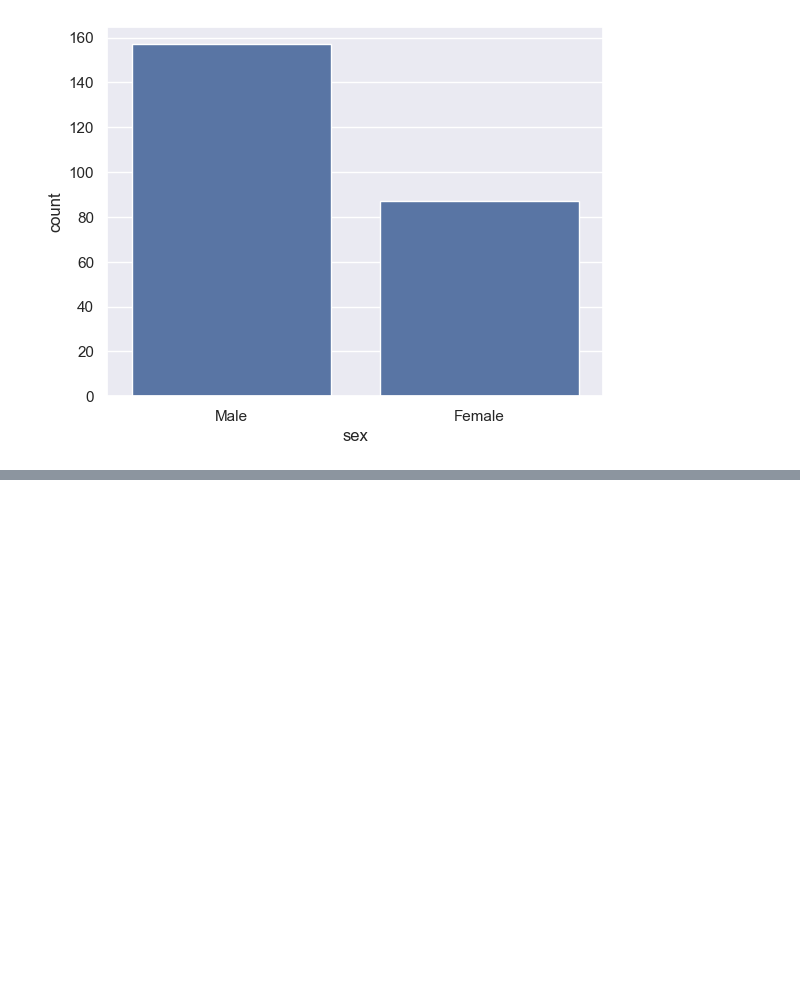
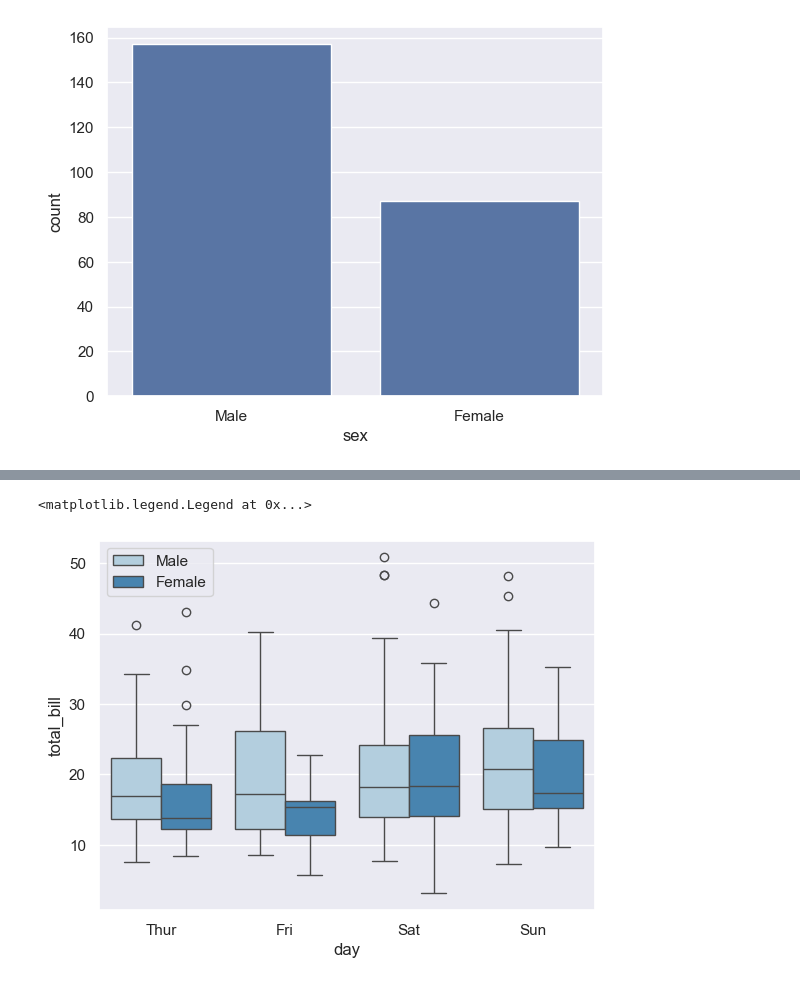
Before and after one commit to Kiettuannn/masterAI-Phase01, a Jupyter notebook: notebook/seaborn.ipynb, the cells around one changed output, grey strips where cells are left out. Saved outputs shown, nothing was run; the diff lists cells and outputs as text; code cells hidden in the pictures; blank space fills up the shorter version.

Commit message:
box plot

```diff
--- a/notebook/seaborn.ipynb
+++ b/notebook/seaborn.ipynb
@@ -108,0 +115,6 @@ sns.countplot(data=tip_df,x="sex");
+# %%
+sns.boxplot(data=tip_df, x='day', y='total_bill',hue="sex", palette="Blues");
+plt.legend(loc=0) # Delete tile of the legend
+# %% [output]
+<matplotlib.legend.Legend at 0x...>
+[figure, added]
```
Also changed, not shown: parts of 1 cell of this notebook.
